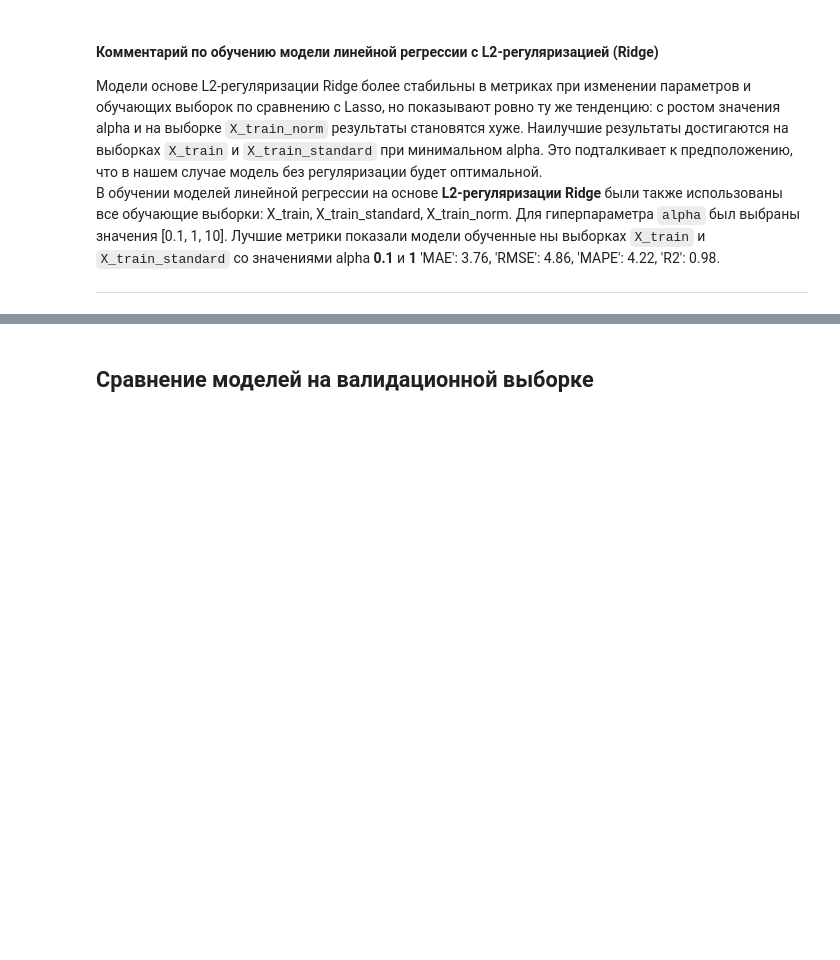
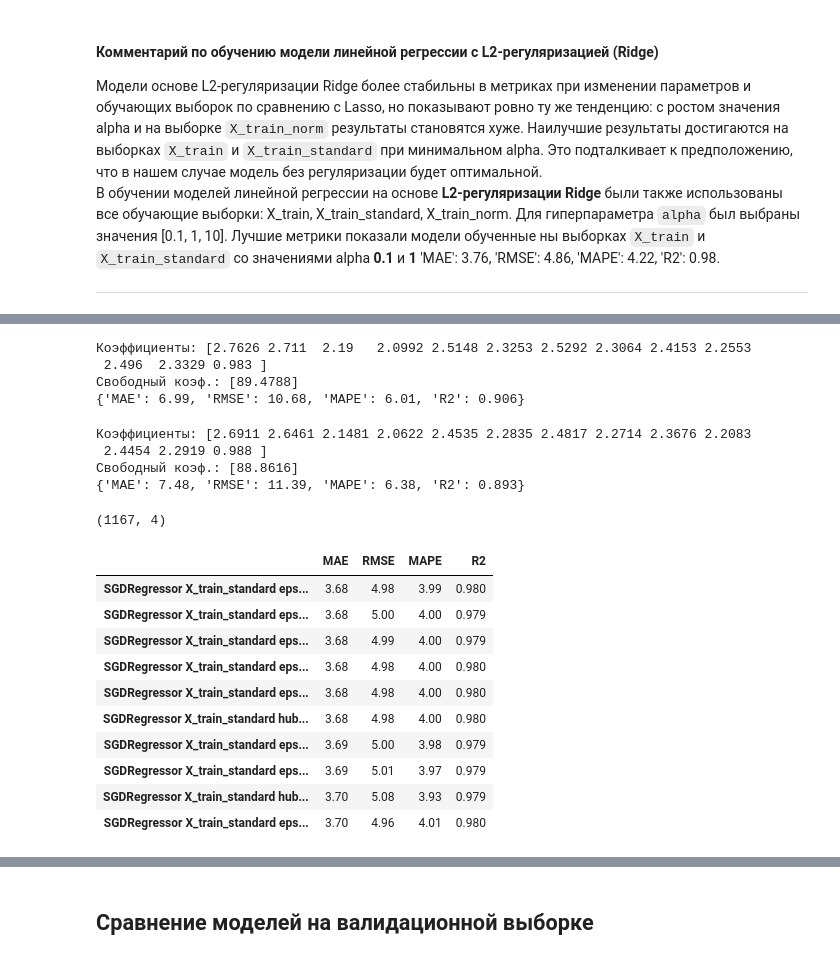
Before and after one commit to TemaQDX/project_turtle, a Jupyter notebook: project_turtle_sprint_10_Artem_Burov.ipynb, the cells around one changed output, grey strips where cells are left out. Cells and saved outputs as stored; diff of their text form; code cells hidden in the pictures; blank space fills up the shorter version.

Commit message:
model_20260517_wip

```diff
--- a/project_turtle_sprint_10_Artem_Burov.ipynb
+++ b/project_turtle_sprint_10_Artem_Burov.ipynb
@@ -987,7 +996,7 @@ X_fe = pd.DataFrame()
 X_fe['shell_l2'] = np.sqrt(X_train['shell_length']**2 + X_train['shell_width']**2)
 X_fe['head_l2'] = np.sqrt(X_train['head_length']**2 + X_train['head_width']**2)
 X_fe['flipper_l2_mean'] = 0.25*(np.sqrt(X_train['flipper_length_1']**2 + X_train['flipper_width_1']**2) + np.sqrt(X_train['flipper_length_2']**2 + X_train['flipper_width_2']**2) + np.sqrt(X_train['flipper_length_3']**2 + X_train['flipper_width_3']**2) + np.sqrt(X_train['flipper_length_4']**2 + X_train['flipper_width_4']**2))
-
+X_train_sets['X_fe'] = X_fe
 
 X_fe.head()
 # %% [output]
@@ -1140,0 +1349,77 @@ ______
+# %%
+learning_rate = 'invscaling'
+eta0 = 0.01
+max_iter = 5000
+tol = 1e-3
+alpha = 0.01
+loss='huber'
+
+model = SGDRegressor(loss=loss, learning_rate=learning_rate, eta0=eta0, max_iter=max_iter, tol=tol, alpha=alpha, random_state=random_state)
+
+model.fit(X_train_standard, y_train)
+y_pred = model.predict(X_train_standard)
+print(f'Коэффициенты:', model.coef_.round(4))
+print(f'Свободный коэф.:', model.intercept_.round(4))
+print(calculate_metrics(y_train, y_pred))
+# %% [output]
+Коэффициенты: [2.7626 2.711  2.19   2.0992 2.5148 2.3253 2.5292 2.3064 2.4153 2.2553
+ 2.496  2.3329 0.983 ]
+Свободный коэф.: [89.4788]
+{'MAE': 6.99, 'RMSE': 10.68, 'MAPE': 6.01, 'R2': 0.906}
+# %%
+learning_rate = 'optimal'
+eta0 = 0.01
+max_iter = 5000
+tol = 1e-3
+alpha = 0.01
+loss='huber'
+
+model = SGDRegressor(loss=loss, learning_rate=learning_rate, eta0=eta0, max_iter=max_iter, tol=tol, alpha=alpha, random_state=random_state)
+
+model.fit(X_train_standard, y_train)
+y_pred = model.predict(X_train_standard)
+print(f'Коэффициенты:', model.coef_.round(4))
+print(f'Свободный коэф.:', model.intercept_.round(4))
+print(calculate_metrics(y_train, y_pred))
+# %% [output]
+Коэффициенты: [2.6911 2.6461 2.1481 2.0622 2.4535 2.2835 2.4817 2.2714 2.3676 2.2083
+ 2.4454 2.2919 0.988 ]
+Свободный коэф.: [88.8616]
+{'MAE': 7.48, 'RMSE': 11.39, 'MAPE': 6.38, 'R2': 0.893}
+# %%
+learning_rate_list = ['constant', 'optimal', 'invscaling', 'adaptive']
+eta0_list = [0.001, 0.01, 0.1, 1]
+max_iter = 5000
+tol = 1e-3
+alpha_list = [0.0001, 0.001, 0.01, 0.1, 1, 10]
+loss_list = ['squared_error', 'epsilon_insensitive', 'huber']
+
+for s in X_train_sets:
+    for loss in loss_list:
+        for learning_rate in learning_rate_list:
+            for eta0 in eta0_list:
+                for alpha in alpha_list:
+                    model = SGDRegressor(loss=loss, learning_rate=learning_rate, eta0=eta0, max_iter=max_iter, tol=tol, alpha=alpha, random_state=random_state)
+                    model.fit(X_train_sets[s], y_train)
+                    y_pred = model.predict(X_train_sets[s])
+                    model_name = f'SGDRegressor {s} {loss} {learning_rate} eta0={eta0}, alpha={alpha}'
+                    model_results[model_name] = calculate_metrics(y_train, y_pred)
+# %%
+df_results = pd.DataFrame(model_results).T
+df_results.shape
+# %% [output]
+(1167, 4)
+# %%
+df_results.sort_values(by='MAE').head(10)
+# %% [output]
+|  | MAE | RMSE | MAPE | R2 |
+| SGDRegressor X_train_standard eps... | 3.68 | 4.98 | 3.99 | 0.980 |
+| SGDRegressor X_train_standard eps... | 3.68 | 5.00 | 4.00 | 0.979 |
+| SGDRegressor X_train_standard eps... | 3.68 | 4.99 | 4.00 | 0.979 |
+| SGDRegressor X_train_standard eps... | 3.68 | 4.98 | 4.00 | 0.980 |
+| SGDRegressor X_train_standard eps... | 3.68 | 4.98 | 4.00 | 0.980 |
+| SGDRegressor X_train_standard hub... | 3.68 | 4.98 | 4.00 | 0.980 |
+| SGDRegressor X_train_standard eps... | 3.69 | 5.00 | 3.98 | 0.979 |
+| SGDRegressor X_train_standard eps... | 3.69 | 5.01 | 3.97 | 0.979 |
+| SGDRegressor X_train_standard hub... | 3.70 | 5.08 | 3.93 | 0.979 |
+| SGDRegressor X_train_standard eps... | 3.70 | 4.96 | 4.01 | 0.980 |
```
Also changed, not shown: parts of 21 cells of this notebook.
